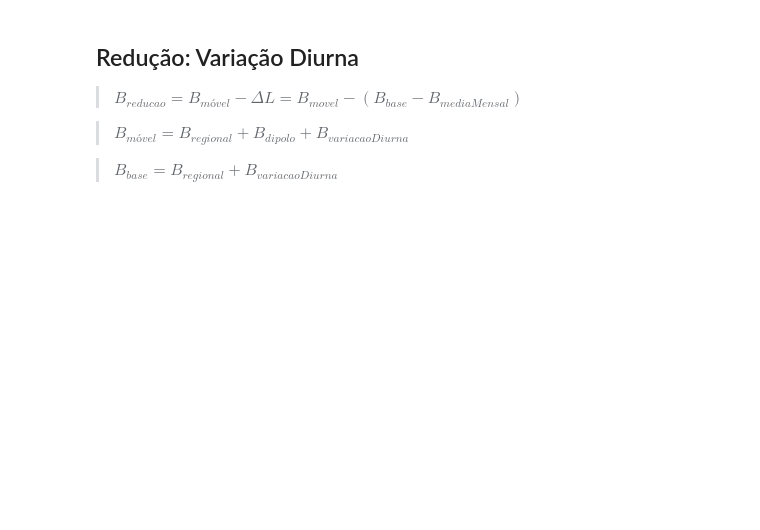
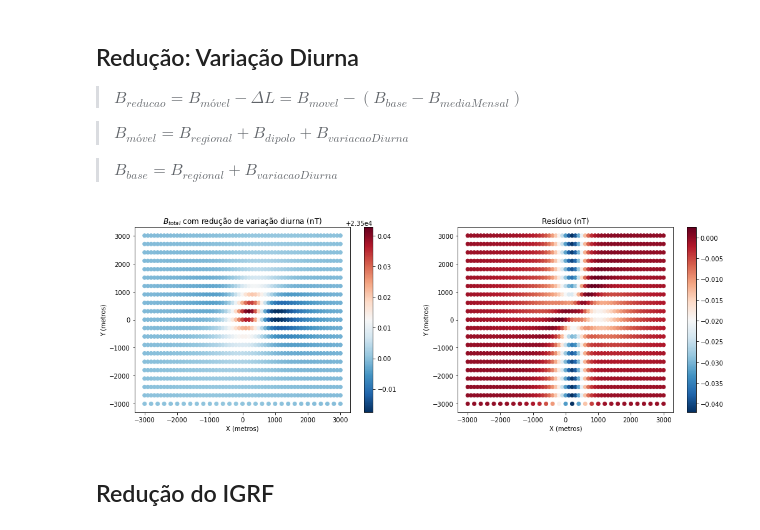
Before and after one commit to gdssouza/IGRF_n_diurnalVariation, a Jupyter notebook: variacao_diurna_sintetica.ipynb, the cells around one changed output. Saved outputs shown, nothing was run; the diff lists cells and outputs as text; code cells hidden in the pictures; blank space fills up the shorter version.

```diff
--- a/variacao_diurna_sintetica.ipynb
+++ b/variacao_diurna_sintetica.ipynb
@@ -442,22 +449,26 @@ for i in range(len(magnetometroMovel_xyBt[0])):
     residuo.append( dadoReduzido_xyBt[2][i] - Bt )
 # %%
 # vizualizacao do grid de observacoes em função do tempo
-py.rcParams['figure.figsize'] = (17.0, 4.0) #Redimensiona a figura
+py.rcParams['figure.figsize'] = (17.0, 12.0) #Redimensiona a figura
 
-plt.subplot(1, 2, 1)
+plt.subplot(2, 2, 1)
 plt.scatter(dadoReduzido_xyBt[0],dadoReduzido_xyBt[1],c=dadoReduzido_xyBt[2],cmap = plt.cm.RdBu_r)
 plt.xlabel('X (metros)')
 plt.ylabel('Y (metros)')
-plt.title('Redução de Variação Diurna (nT)')
+plt.title('$B_{total}$ com redução de variação diurna (nT)')
 plt.colorbar()
 
-plt.subplot(1, 2, 2)
+plt.subplot(2, 2, 2)
 plt.scatter(dadoReduzido_xyBt[0],dadoReduzido_xyBt[1],c=residuo,cmap = plt.cm.RdBu_r)
 plt.xlabel('X (metros)')
 plt.ylabel('Y (metros)')
 plt.title('Resíduo (nT)')
 plt.colorbar()
 
 plt.savefig("image2.jpeg")
 
 plt.show()
+# %% [output]
+[figure, added]
+# %% [markdown]
+## Redução do IGRF
```
Also changed, not shown: parts of 5 cells of this notebook.
